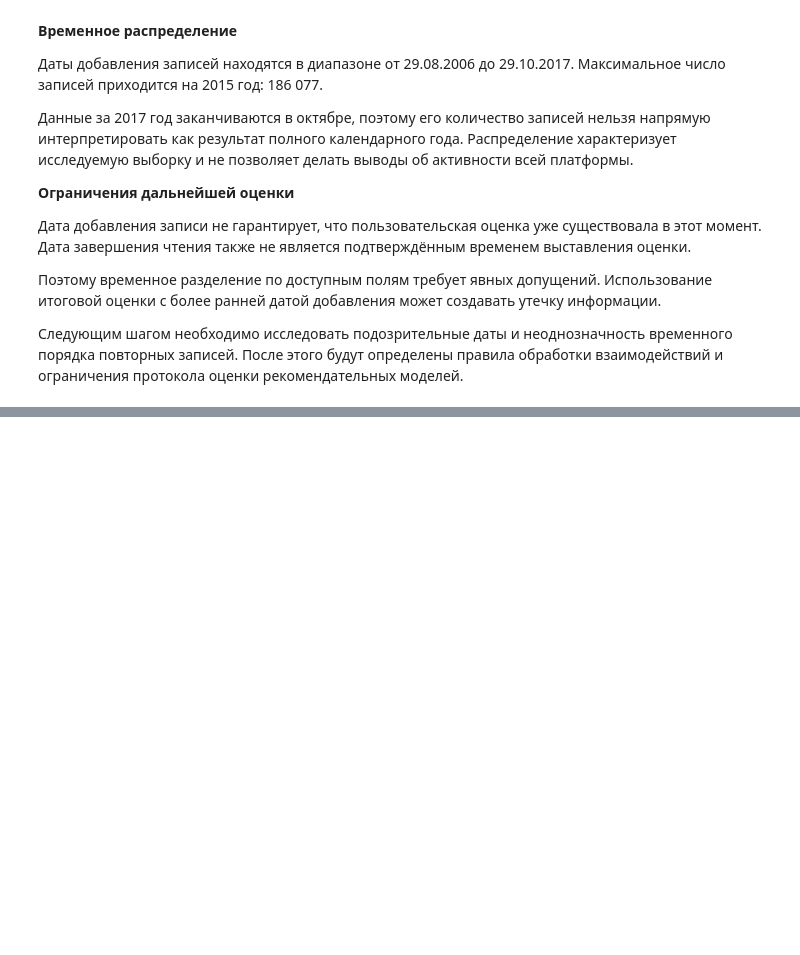
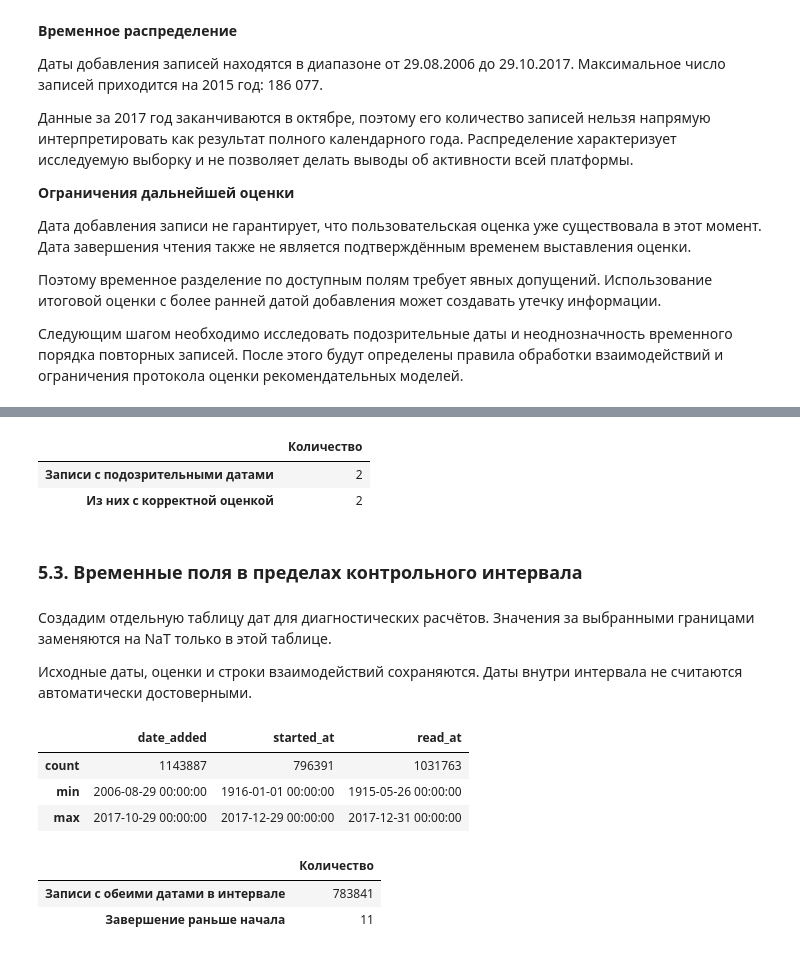
Before and after one commit to RafaelART01/BookRecommender, a Jupyter notebook: notebooks/01_data_audit.ipynb, the cells around one changed output, grey strips where cells are left out. Saved outputs shown, nothing was run; the diff lists cells and outputs as text; code cells hidden in the pictures; blank space fills up the shorter version.

```diff
--- a/notebooks/01_data_audit.ipynb
+++ b/notebooks/01_data_audit.ipynb
@@ -1606,0 +1734,79 @@ read_at для 1 031 765 записей. Остальные значения э
+# %%
+pd.Series(
+    {
+        "Записи с подозрительными датами": int(
+            suspicious_any_mask.sum()
+        ),
+        "Из них с корректной оценкой": int(
+            (
+                suspicious_any_mask
+                & interactions_audit["rating_numeric"].notna()
+            ).sum()
+        ),
+    },
+    name="Количество",
+).to_frame()
+# %% [output]
+|  | Количество |
+| Записи с подозрительными датами | 2 |
+| Из них с корректной оценкой | 2 |
+# %% [markdown]
+### 5.3. Временные поля в пределах контрольного интервала
+# %% [markdown]
+Создадим отдельную таблицу дат для диагностических расчётов.
+Значения за выбранными границами заменяются на NaT только
+в этой таблице.
+
+Исходные даты, оценки и строки взаимодействий сохраняются.
+Даты внутри интервала не считаются автоматически достоверными.
+# %%
+dates_for_analysis = pd.DataFrame(
+    index=interactions_audit.index
+)
+
+for column in date_columns:
+    suspicious_mask = (
+        date_flags[f"{column}_early"]
+        | date_flags[f"{column}_late"]
+    )
+
+    dates_for_analysis[column] = (
+        interactions_audit[f"{column}_dt"]
+        .mask(suspicious_mask)
+    )
+
+dates_for_analysis.agg(["count", "min", "max"])
+# %% [output]
+|  | date_added | started_at | read_at |
+| count | 1143887 | 796391 | 1031763 |
+| min | 2006-08-29 00:00:00 | 1916-01-01 00:00:00 | 1915-05-26 00:00:00 |
+| max | 2017-10-29 00:00:00 | 2017-12-29 00:00:00 | 2017-12-31 00:00:00 |
+# %%
+comparable_reading_dates = (
+    dates_for_analysis["started_at"].notna()
+    & dates_for_analysis["read_at"].notna()
+)
+
+reading_order_issue = (
+    comparable_reading_dates
+    & (
+        dates_for_analysis["read_at"]
+        < dates_for_analysis["started_at"]
+    )
+)
+
+pd.Series(
+    {
+        "Записи с обеими датами в интервале": int(
+            comparable_reading_dates.sum()
+        ),
+        "Завершение раньше начала": int(
+            reading_order_issue.sum()
+        ),
+    },
+    name="Количество",
+).to_frame()
+# %% [output]
+|  | Количество |
+| Записи с обеими датами в интервале | 783841 |
+| Завершение раньше начала | 11 |
```
Also changed, not shown: parts of 17 cells of this notebook.
